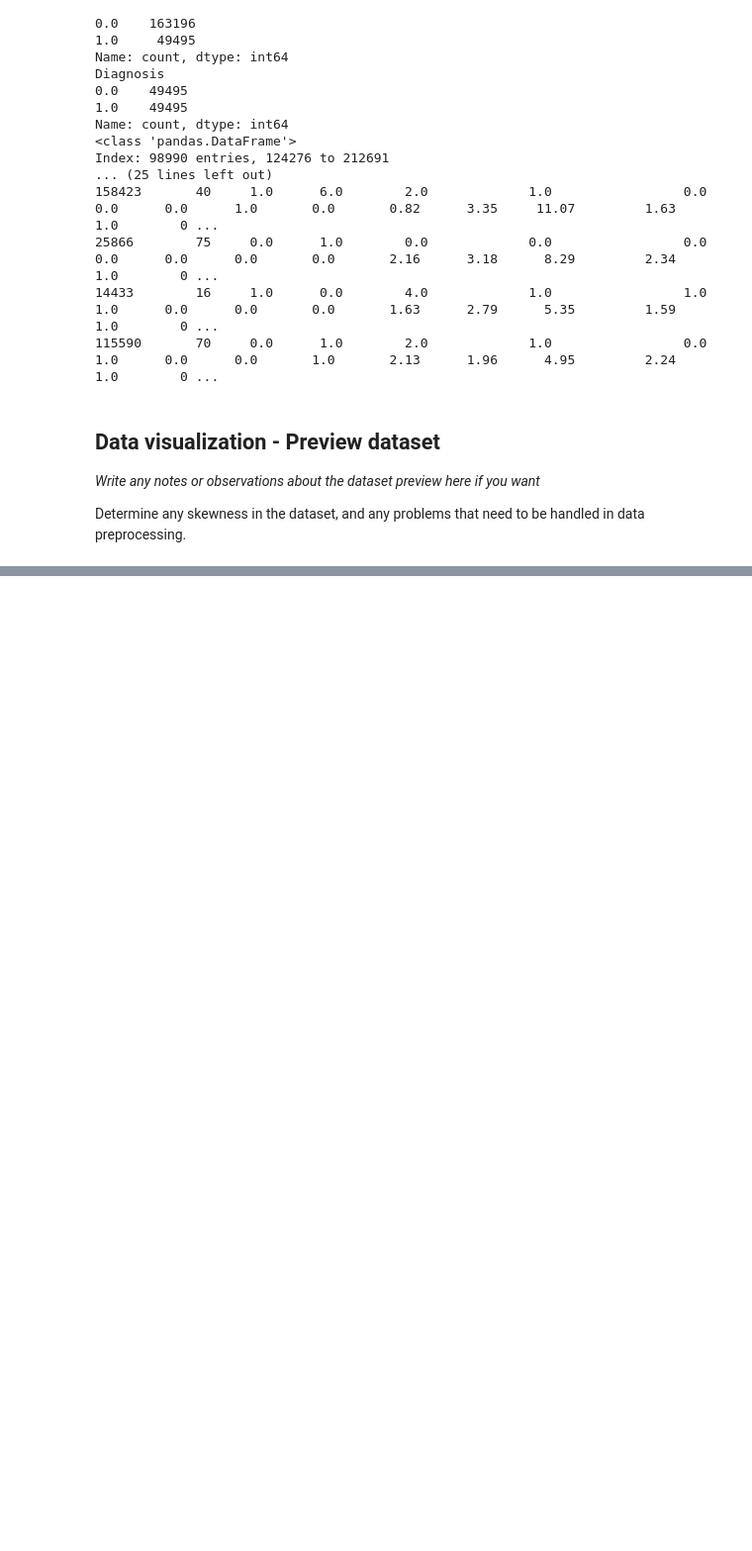
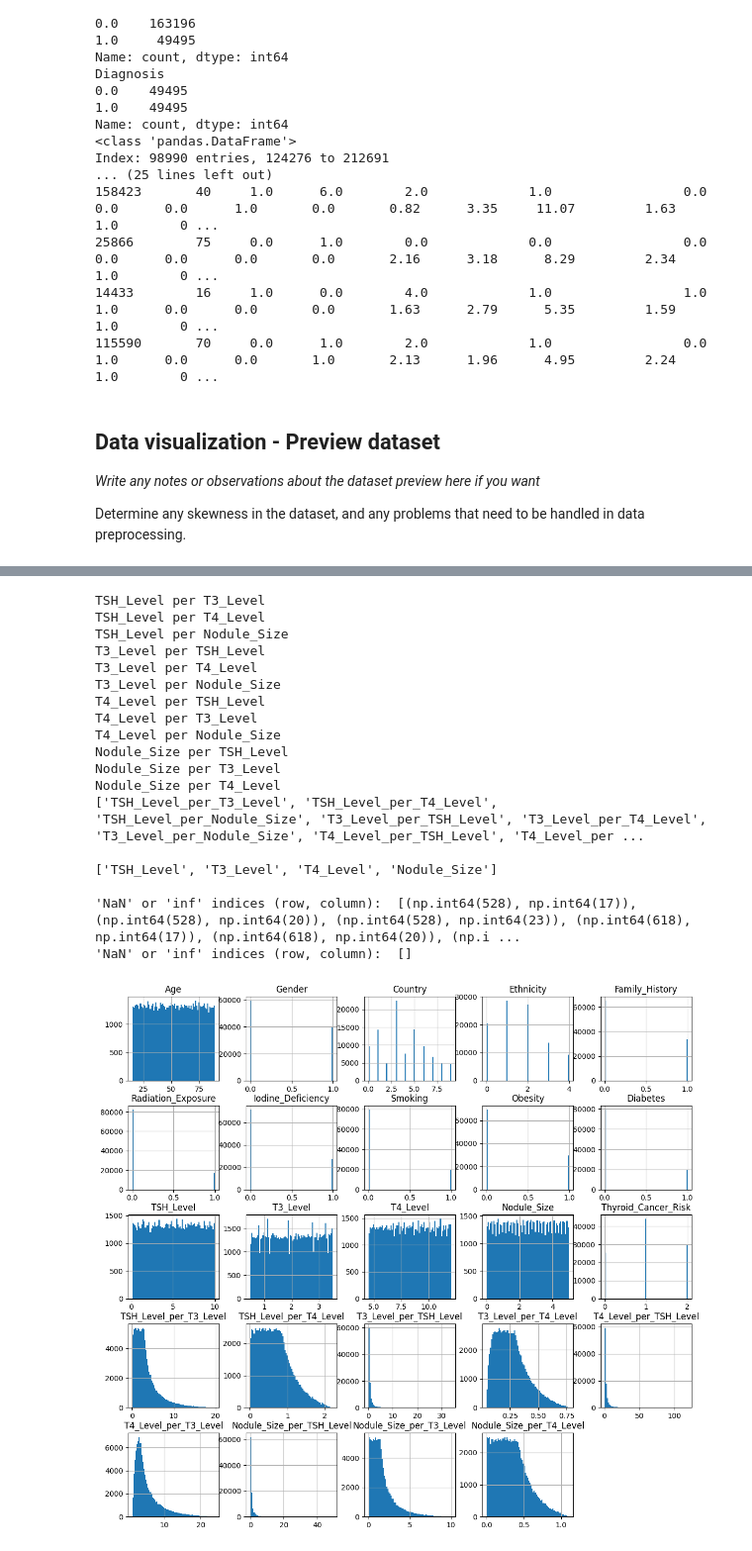
Before and after one commit to gentleman644/foxtrot-thyroid-cancer-prediction, a Jupyter notebook: Project_01_Foxtrot.ipynb, the cells around one changed output, grey strips where cells are left out. Shown at 99% size. Cells and saved outputs as stored; diff of their text form; code cells hidden in the pictures; blank space fills up the shorter version.

Commit message:
Implement Feature Generation

```diff
--- a/Project_01_Foxtrot.ipynb
+++ b/Project_01_Foxtrot.ipynb
@@ -213,3 +228,79 @@ Determine any skewness in the dataset, and any problems that need to be handled
+# %%
+# Feature engineering steps
+
+# Feature Identification ------
+# Convert dataframe to float type
+# Select input and target features (feats_X and trgt_y)
+
+dataset = dataset.astype("float64")  # Convert pandas-dataframe to "float" type
+feats_X = dataset.iloc[:, [0, 1, 2, 3, 4, 5, 6, 7, 8, 9, 10, 11, 12, 13, 14]]
+trgt_y = pd.DataFrame(dataset.iloc[:, 15])
+
+# Feature Generation ------
+# Create new features based on existing features (add new features to feats_X[])
+# Check for 'NaN' or 'inf' values in features/inputs (Independent variables)
+base_feats = ["TSH_Level", "T3_Level", "T4_Level", "Nodule_Size"]
+new_feats = []
+temp_df = feats_X.copy()
+for col in dataset.columns:
+    for i in range(len(base_feats)):
+        if (col in base_feats and col != "Diagnosis" and col != base_feats[i]):
+            # don't add inf or nan values
+            # temp_df = abs(feats_X[col] / feats_X[base_feats[i]])
+            # if not np.isinf(temp_df[f"{col}_per_{base_feats[i]}"][0]) and not np.isnan(temp_df[f"{col}_per_{base_feats[i]}"][0]):
+            new_feats.append(f"{col}_per_{base_feats[i]}")
+            print(f"{col} per {base_feats[i]}")
+            feats_X[f"{col}_per_{base_feats[i]}"] = abs(feats_X[col] / feats_X[base_feats[i]])
+
+print(new_feats, "\n")
+print(base_feats, "\n")
+
+indices = np.where(np.isinf(feats_X) | np.isnan(feats_X))
+print("'NaN' or 'inf' indices (row, column): ", list(zip(*indices)))
+
+# remove inf and nan values from dataframe
+feats_X = feats_X.dropna()
+feats_X = feats_X.dropna(axis=1)
+for col in feats_X.columns:
+    if feats_X[col].isnull().values.any() or np.isinf(feats_X[col]).any():
+        feats_X = feats_X.drop(col, axis=1)
+
+indices = np.where(np.isinf(feats_X) | np.isnan(feats_X))
+print("'NaN' or 'inf' indices (row, column): ", list(zip(*indices)))
+
+feats_X.hist(bins=75, figsize=(14, 13))
+plt.show()
+
+# Feature Selection ------
+# Use SelectKBest to select top k features
+  # Since this is a classification task, use a classification function in KBest
+  # Determine if we use linear or non-linear function for KBest score_func
+    # Try both linear and non-linear and choose the one with better results
+# Use a correlation matrix to determine which features to keep or remove
+  # Determine if we use linear or non-linear function for feats_X.corr()
+    # Try both linear and non-linear and choose the one with better results
+# Show correlation matrix plot and take out bad or redundant features
+# Repeat until we have only good features
+# %% [output]
+TSH_Level per T3_Level
+TSH_Level per T4_Level
+TSH_Level per Nodule_Size
+T3_Level per TSH_Level
+T3_Level per T4_Level
+T3_Level per Nodule_Size
+T4_Level per TSH_Level
+T4_Level per T3_Level
+T4_Level per Nodule_Size
+Nodule_Size per TSH_Level
+Nodule_Size per T3_Level
+Nodule_Size per T4_Level
+['TSH_Level_per_T3_Level', 'TSH_Level_per_T4_Level', 'TSH_Level_per_Nodule_Size', 'T3_Level_per_TSH_Level', 'T3_Level_per_T4_Level', 'T3_Level_per_Nodule_Size', 'T4_Level_per_TSH_Level', 'T4_Level_per ...
+
+['TSH_Level', 'T3_Level', 'T4_Level', 'Nodule_Size']
+
+'NaN' or 'inf' indices (row, column):  [(np.int64(528), np.int64(17)), (np.int64(528), np.int64(20)), (np.int64(528), np.int64(23)), (np.int64(618), np.int64(17)), (np.int64(618), np.int64(20)), (np.i ...
+'NaN' or 'inf' indices (row, column):  []
+[figure, added]
 # %%
 # Training and Test Sets ----
 # Import Sklearn for model selection and Stratified method for training (Shuffle Split reccomended)
```
Also changed, not shown: parts of 7 cells of this notebook.
